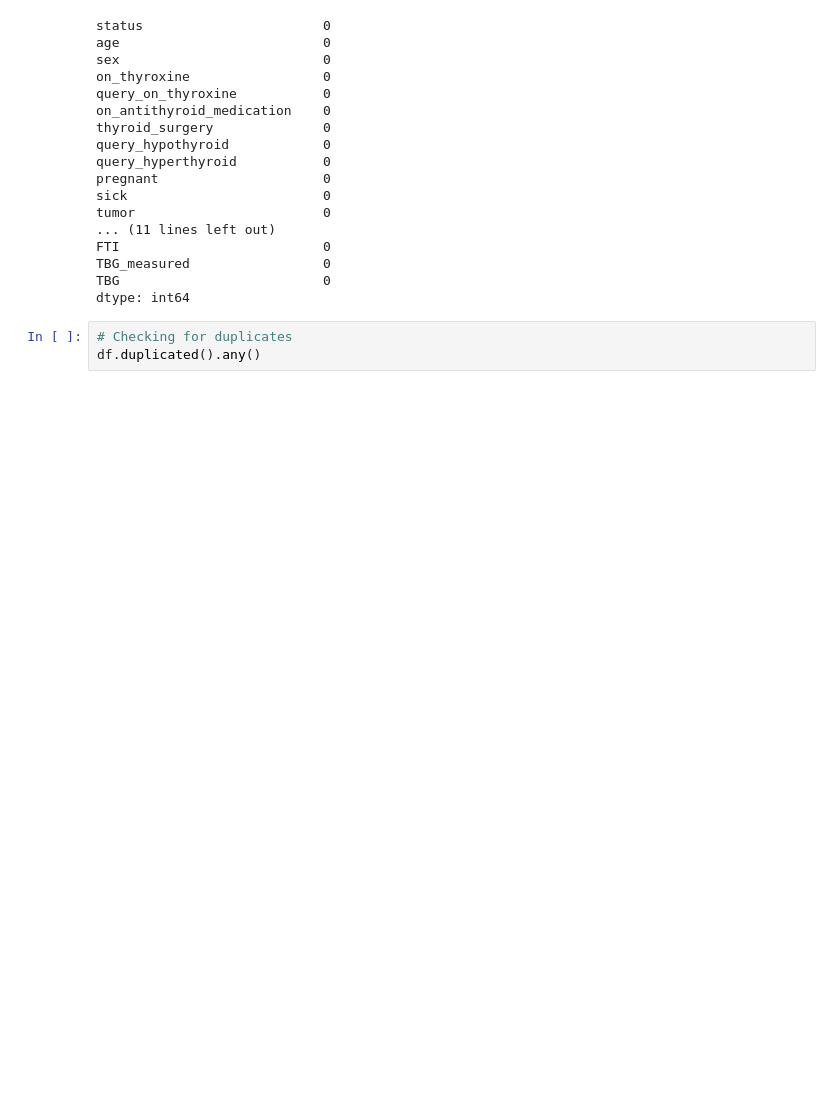
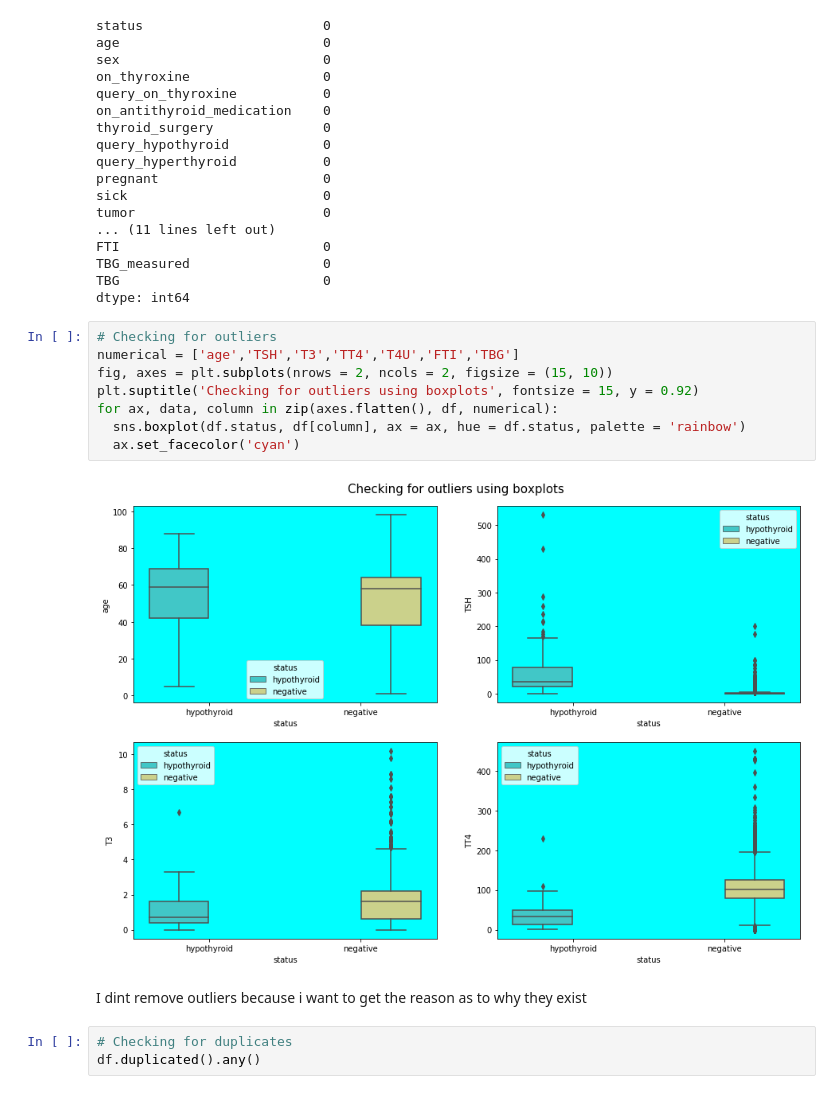
Before and after one commit to kaindoh/Hypothyroid, a Jupyter notebook: Nairobi_Hospital.ipynb, the cells around one changed output. Saved outputs shown, nothing was run; the diff lists cells and outputs as text; blank space fills up the shorter version.

```diff
--- a/Nairobi_Hospital.ipynb
+++ b/Nairobi_Hospital.ipynb
@@ -258,6 +284,18 @@ FTI                          0
 TBG_measured                 0
 TBG                          0
 dtype: int64
+# %%
+# Checking for outliers
+numerical = ['age','TSH','T3','TT4','T4U','FTI','TBG']
+fig, axes = plt.subplots(nrows = 2, ncols = 2, figsize = (15, 10))
+plt.suptitle('Checking for outliers using boxplots', fontsize = 15, y = 0.92)
+for ax, data, column in zip(axes.flatten(), df, numerical):
+  sns.boxplot(df.status, df[column], ax = ax, hue = df.status, palette = 'rainbow')
+  ax.set_facecolor('cyan')
+# %% [output]
+[figure, added]
+# %% [markdown]
+I dint remove outliers because i want to get the reason as to why they exist
 # %%
 # Checking for duplicates
 df.duplicated().any()
```
Also changed, not shown: parts of 62 cells of this notebook.
